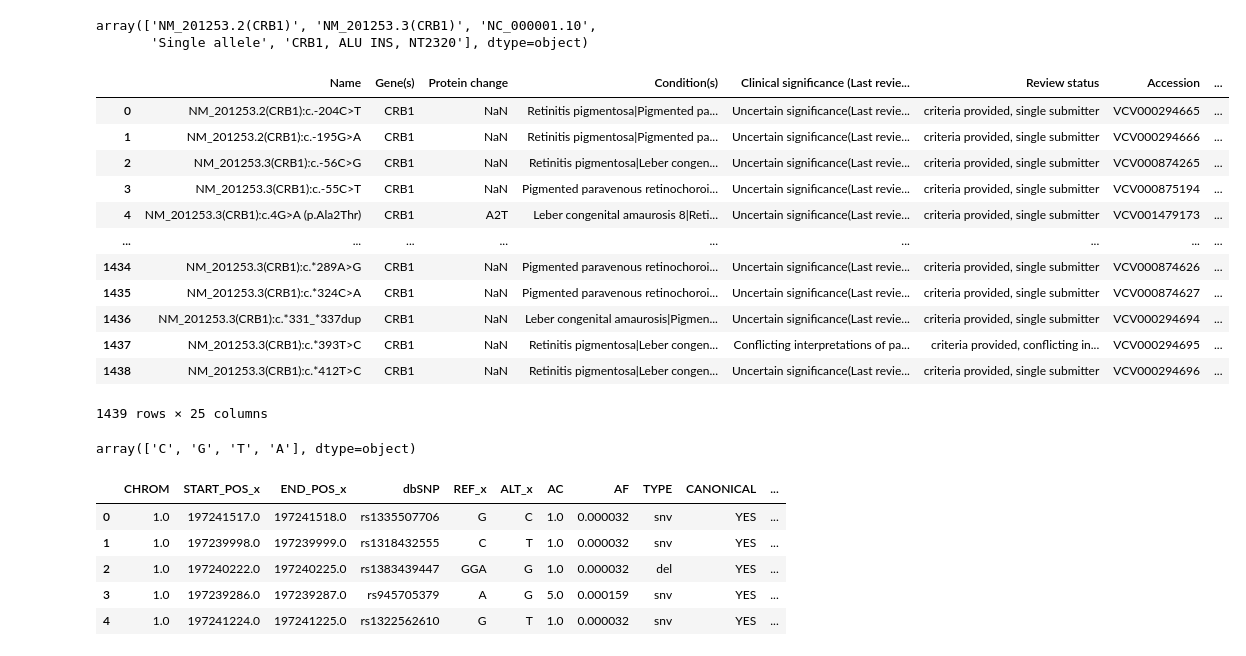
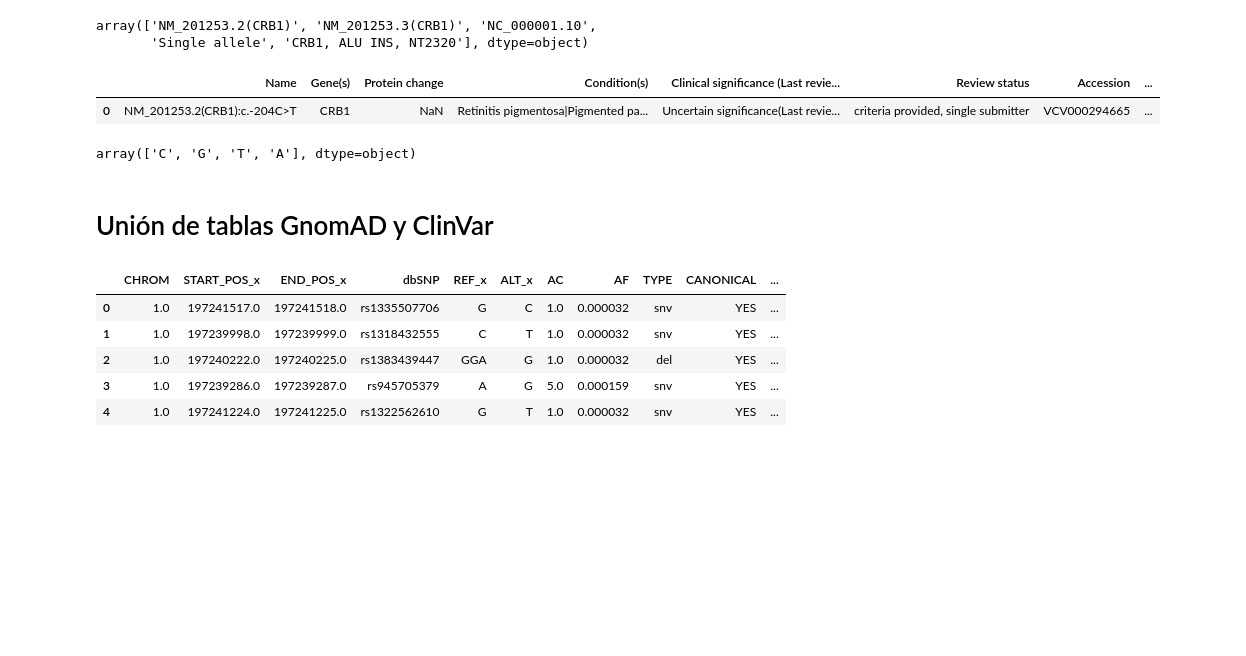
Before and after one commit to crodilla/Data_Analyst, a Jupyter notebook: EDA/GnomAD/gnomad.ipynb, the cells around one changed output. Saved outputs shown, nothing was run; the diff lists cells and outputs as text; code cells hidden in the pictures; blank space fills up the shorter version.

```diff
--- a/EDA/GnomAD/gnomad.ipynb
+++ b/EDA/GnomAD/gnomad.ipynb
@@ -75,3 +7,0 @@ KeyboardInterrupt:
-# %%
-pd.set_option('display.max_columns', None)
-#pd.reset_option('display.max_rows')
@@ -370,22 +129,11 @@ array(['NM_201253.2(CRB1)', 'NM_201253.3(CRB1)', 'NC_000001.10',
 # %%
 clinvar_crb1['RefSeq'] = clinvar_crb1['RefSeq'].replace('NM_201253.2(CRB1)', 'NM_201253')
 clinvar_crb1['RefSeq'] = clinvar_crb1['RefSeq'].replace('NM_201253.3(CRB1)', 'NM_201253')
 clinvar_crb1 = clinvar_crb1.loc[clinvar_crb1['RefSeq'] == 'NM_201253']
-clinvar_crb1
+clinvar_crb1.head(n=1)
 # %% [output]
 |  | Name | Gene(s) | Protein change | Condition(s) | Clinical significance (Last revie... | Review status | Accession | ... |
 | 0 | NM_201253.2(CRB1):c.-204C>T | CRB1 | NaN | Retinitis pigmentosa|Pigmented pa... | Uncertain significance(Last revie... | criteria provided, single submitter | VCV000294665 | ... |
-| 1 | NM_201253.2(CRB1):c.-195G>A | CRB1 | NaN | Retinitis pigmentosa|Pigmented pa... | Uncertain significance(Last revie... | criteria provided, single submitter | VCV000294666 | ... |
-| 2 | NM_201253.3(CRB1):c.-56C>G | CRB1 | NaN | Retinitis pigmentosa|Leber congen... | Uncertain significance(Last revie... | criteria provided, single submitter | VCV000874265 | ... |
-| 3 | NM_201253.3(CRB1):c.-55C>T | CRB1 | NaN | Pigmented paravenous retinochoroi... | Uncertain significance(Last revie... | criteria provided, single submitter | VCV000875194 | ... |
-| 4 | NM_201253.3(CRB1):c.4G>A (p.Ala2Thr) | CRB1 | A2T | Leber congenital amaurosis 8|Reti... | Uncertain significance(Last revie... | criteria provided, single submitter | VCV001479173 | ... |
-| ... | ... | ... | ... | ... | ... | ... | ... | ... |
-| 1434 | NM_201253.3(CRB1):c.*289A>G | CRB1 | NaN | Pigmented paravenous retinochoroi... | Uncertain significance(Last revie... | criteria provided, single submitter | VCV000874626 | ... |
-| 1435 | NM_201253.3(CRB1):c.*324C>A | CRB1 | NaN | Pigmented paravenous retinochoroi... | Uncertain significance(Last revie... | criteria provided, single submitter | VCV000874627 | ... |
-| 1436 | NM_201253.3(CRB1):c.*331_*337dup | CRB1 | NaN | Leber congenital amaurosis|Pigmen... | Uncertain significance(Last revie... | criteria provided, single submitter | VCV000294694 | ... |
-| 1437 | NM_201253.3(CRB1):c.*393T>C | CRB1 | NaN | Retinitis pigmentosa|Leber congen... | Conflicting interpretations of pa... | criteria provided, conflicting in... | VCV000294695 | ... |
-| 1438 | NM_201253.3(CRB1):c.*412T>C | CRB1 | NaN | Retinitis pigmentosa|Leber congen... | Uncertain significance(Last revie... | criteria provided, single submitter | VCV000294696 | ... |
-1439 rows × 25 columns
 # %%
 ref_value = lambda x: x[-1]
 clinvar_crb1['REF'] = clinvar_crb1['REF'].apply(ref_value)
@@ -396,6 +144,8 @@ clinvar_crb1['REF'].unique()
 array(['C', 'G', 'T', 'A'], dtype=object)
 # %%
 clinvar_crb1 = clinvar_crb1.drop(['GRCh38Chromosome', 'GRCh38Location', 'VariationID', 'AlleleID(s)', 'Canonical SPDI', 'Clinical significance (Last reviewed)', 'Unnamed: 15'], axis=1)
+# %% [markdown]
+# Unión de tablas GnomAD y ClinVar
 # %%
 merged = pd.merge(gnomad_crb1, clinvar_crb1,
                   how='outer', on="HGVSc")
```
Also changed, not shown: parts of 49 cells of this notebook, 3 other files.
